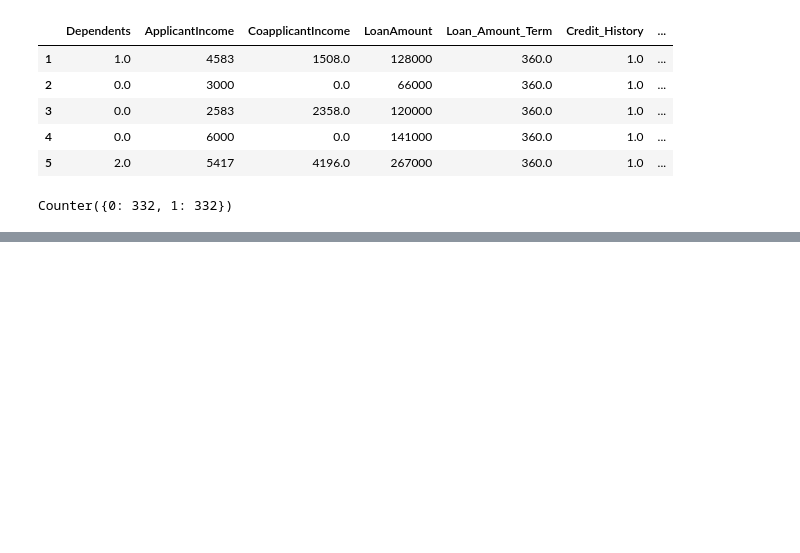
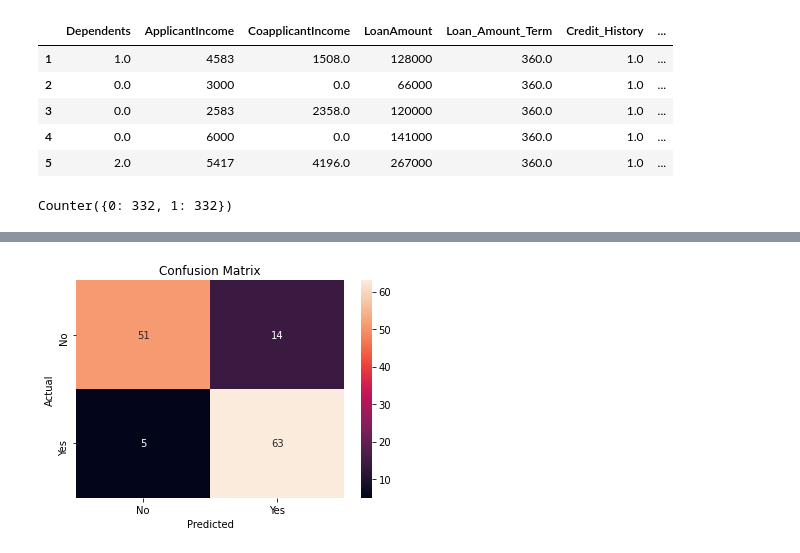
Before and after one commit to apastagia/Bank-Loan-Approval-, a Jupyter notebook: Bankloan_Approval.ipynb, the cells around one changed output, grey strips where cells are left out. Saved outputs shown, nothing was run; the diff lists cells and outputs as text; code cells hidden in the pictures; blank space fills up the shorter version.

```diff
--- a/Bankloan_Approval.ipynb
+++ b/Bankloan_Approval.ipynb
@@ -134,9 +134,9 @@ x_train, x_test, y_train, y_test = train_test_split(x,y,
                                                 shuffle=True)
 # %%
 classifier = Sequential()
-classifier.add(Dense(200, activation='relu',kernel_initializer='random_normal',input_dim=x_test.shape[1]))
-classifier.add(Dense(400, activation='relu',kernel_initializer='random_normal'))
-classifier.add(Dense(4, activation='relu',kernel_initializer='random_normal'))
+classifier.add(Dense(400, activation='relu',kernel_initializer='random_normal',input_dim=x_test.shape[1]))
+classifier.add(Dense(800, activation='relu',kernel_initializer='random_normal'))
+classifier.add(Dense(10, activation='relu',kernel_initializer='random_normal'))
 classifier.add(Dense(1, activation='sigmoid',kernel_initializer='random_normal'))
 classifier.compile(optimizer = 'adam',loss='binary_crossentropy',metrics=['accuracy'])
 classifier.fit(x_train,y_train,epochs=50,batch_size=20, verbose=0)
@@ -148,3 +148,13 @@ eval_model
 # %%
 y_pred = classifier.predict(x_test)
 y_pred = (y_pred>0.50)
+# %%
+cm = confusion_matrix(y_test, y_pred)
+ax = plt.subplot()
+sns.heatmap(cm, annot = True, ax = ax)
+
+ax.set_xlabel('Predicted');ax.set_ylabel('Actual');
+ax.set_title('Confusion Matrix');
+ax.xaxis.set_ticklabels(['No','Yes']); ax.yaxis.set_ticklabels(['No','Yes']);
+# %% [output]
+[figure, added]
```
Also changed, not shown: parts of 1 cell of this notebook.
